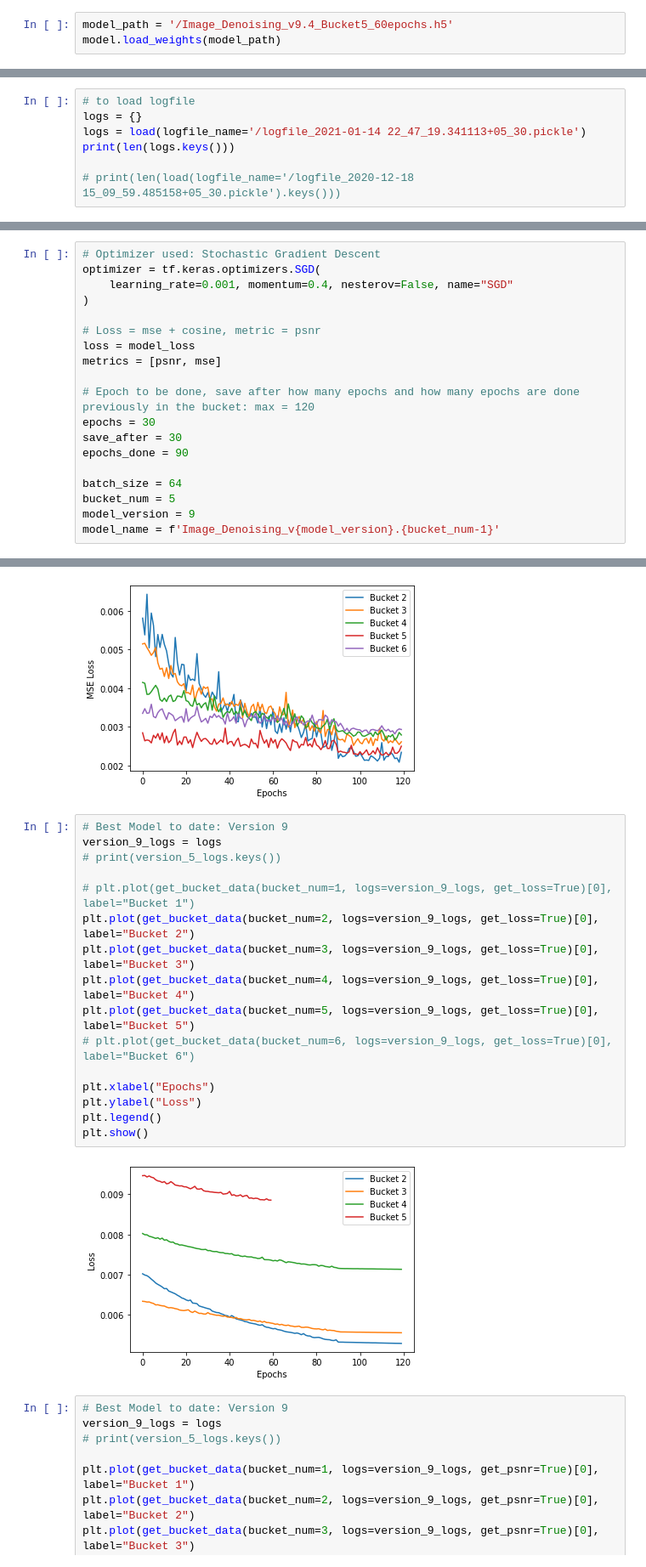
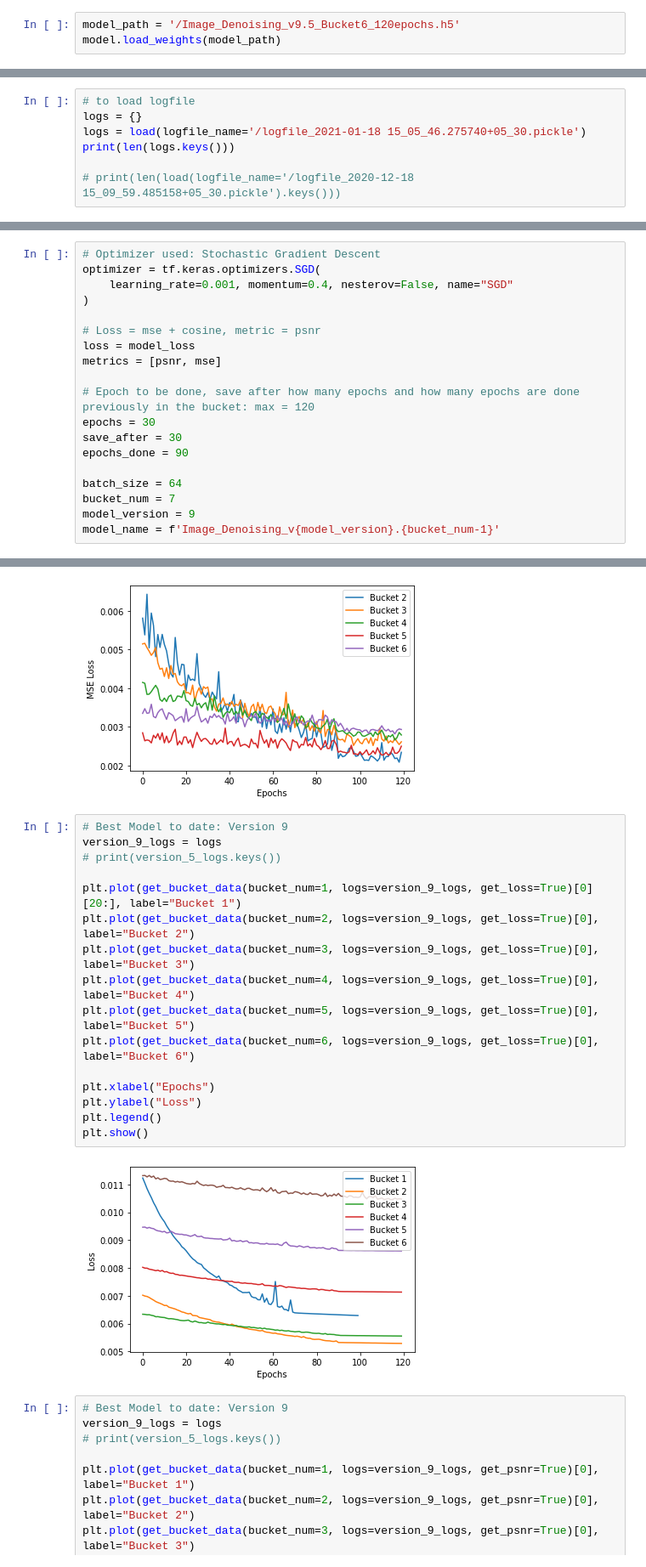
Before and after one commit to CoderSsVartak/Image-Reconstruction, a Jupyter notebook: image_denoising.ipynb, the cells around one changed output, grey strips where cells are left out. Shown at 85% size. Saved outputs shown, nothing was run; the diff lists cells and outputs as text.

```diff
--- a/image_denoising.ipynb
+++ b/image_denoising.ipynb
@@ -402,7 +406,7 @@ Trainable params: 44,291
 Non-trainable params: 0
 _________________________________________________________________
 # %%
-model_path = '/Image_Denoising_v9.4_Bucket5_60epochs.h5'
+model_path = '/Image_Denoising_v9.5_Bucket6_120epochs.h5'
 model.load_weights(model_path)
 # %%
 # Training Phase: input = train_noisy, output = train_clear
@@ -560,7 +564,7 @@ def train_model(model, training_data, validation_data, epochs, batch_size, save_
 # %%
 # to load logfile
 logs = {}
-logs = load(logfile_name='/logfile_2021-01-14 22_47_19.341113+05_30.pickle')
+logs = load(logfile_name='/logfile_2021-01-18 15_05_46.275740+05_30.pickle')
 print(len(logs.keys()))
 
 # print(len(load(logfile_name='/logfile_2020-12-18 15_09_59.485158+05_30.pickle').keys()))
@@ -583,7 +587,7 @@ save_after = 30
 epochs_done = 90
 
 batch_size = 64
-bucket_num = 5
+bucket_num = 7
 model_version = 9
 model_name = f'Image_Denoising_v{model_version}.{bucket_num-1}'
 # %%
@@ -907,21 +907,21 @@ Log file loaded in the form of a dictionary
 # %%
 # Best Model to date: Version 9
 version_9_logs = logs
 # print(version_5_logs.keys())
 
-# plt.plot(get_bucket_data(bucket_num=1, logs=version_9_logs, get_loss=True)[0], label="Bucket 1")
+plt.plot(get_bucket_data(bucket_num=1, logs=version_9_logs, get_loss=True)[0][20:], label="Bucket 1")
 plt.plot(get_bucket_data(bucket_num=2, logs=version_9_logs, get_loss=True)[0], label="Bucket 2")
 plt.plot(get_bucket_data(bucket_num=3, logs=version_9_logs, get_loss=True)[0], label="Bucket 3")
 plt.plot(get_bucket_data(bucket_num=4, logs=version_9_logs, get_loss=True)[0], label="Bucket 4")
 plt.plot(get_bucket_data(bucket_num=5, logs=version_9_logs, get_loss=True)[0], label="Bucket 5")
-# plt.plot(get_bucket_data(bucket_num=6, logs=version_9_logs, get_loss=True)[0], label="Bucket 6")
+plt.plot(get_bucket_data(bucket_num=6, logs=version_9_logs, get_loss=True)[0], label="Bucket 6")
 
 plt.xlabel("Epochs")
 plt.ylabel("Loss")
 plt.legend()
 plt.show()
 # %% [output]
-[figure, old version]
+[figure, new version]
 # %%
 # Best Model to date: Version 9
 version_9_logs = logs
```
Also changed, not shown: parts of 17 cells of this notebook.
